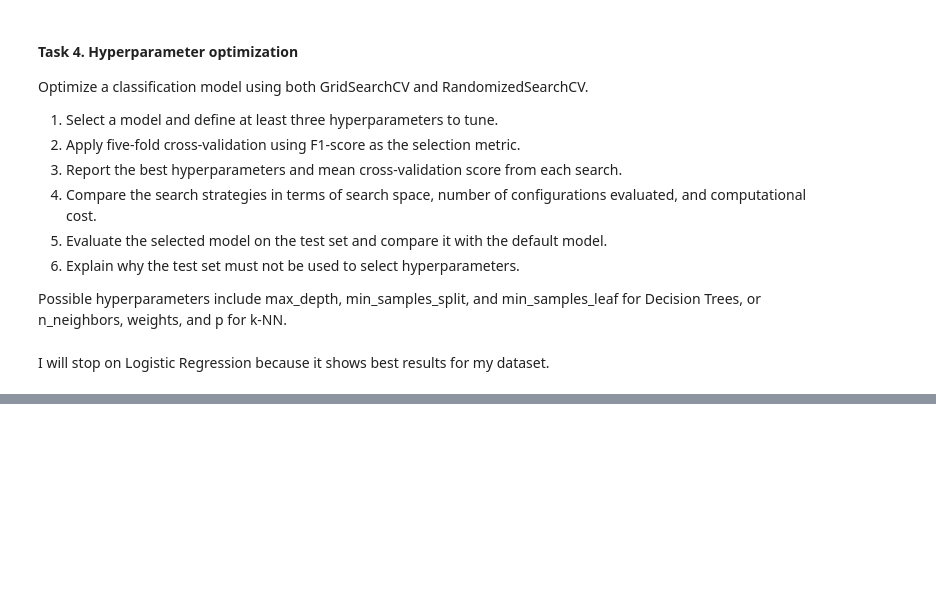
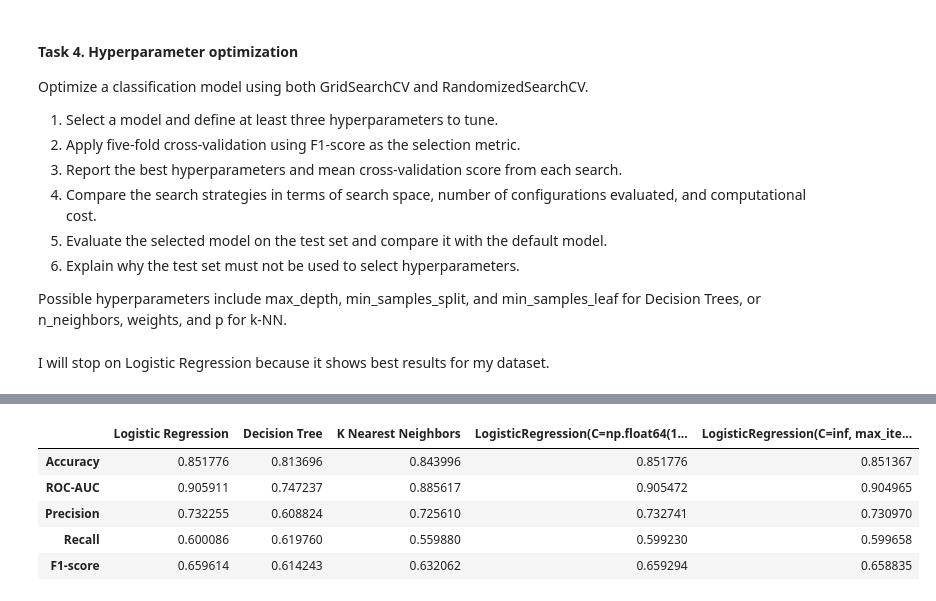
Before and after one commit to whaattisit/Data-Mining, a Jupyter notebook: practice 4/practice_4.ipynb, the cells around one changed output, grey strips where cells are left out. Cells and saved outputs as stored; diff of their text form; code cells hidden in the pictures; blank space fills up the shorter version.

```diff
--- a/practice 4/practice_4.ipynb
+++ b/practice 4/practice_4.ipynb
@@ -437,0 +438,2 @@ Fitting 5 folds for each of 280 candidates, totalling 1400 fits
+# %%
+pipeline_randomized.fit(X_train, y_train)
@@ -437,0 +464,2 @@ Fitting 5 folds for each of 280 candidates, totalling 1400 fits
+# %%
+pipeline_grid.fit(X_train, y_train)
@@ -438,10 +470,10 @@ Fitting 5 folds for each of 280 candidates, totalling 1400 fits
 # %%
+classifier = LogisticRegression(C=np.inf, max_iter=2500, solver='sag')
 
-
-for train_index, test_index in skf.split(X, y): # cross validation
-        X_train_fold, X_test_fold = X.iloc[train_index], X.iloc[test_index]
-        y_train_fold, y_test_fold = y.iloc[train_index], y.iloc[test_index]
-
-        pipeline.fit(X_train_fold, y_train_fold)
-        y_pred_fold = pipeline.predict(X_test_fold)
-        f1_stratified.append(f1_score(y_test_fold, y_pred_fold))
+pipeline = Pipeline(
+        steps=[
+            ('preprocessor', preprocessor),
+            ('classifier', classifier)
+        ]
+    )
+pipeline.fit(X_train, y_train)
@@ -447,0 +498,21 @@ for train_index, test_index in skf.split(X, y): # cross validation
+# %%
+y_pred = pipeline.predict(X_test)
+y_proba = pipeline.predict_proba(X_test)[:, 1]
+
+data = np.array(
+    [accuracy_score(y_test, y_pred),
+    roc_auc_score(y_test, y_proba),
+    precision_score(y_test, y_pred),
+    recall_score(y_test, y_pred),
+    f1_score(y_test, y_pred)]
+    )
+performance_table[classifier] = data
+
+display(performance_table)
+# %% [output]
+|  | Logistic Regression | Decision Tree | K Nearest Neighbors | LogisticRegression(C=np.float64(1... | LogisticRegression(C=inf, max_ite... |
+| Accuracy | 0.851776 | 0.813696 | 0.843996 | 0.851776 | 0.851367 |
+| ROC-AUC | 0.905911 | 0.747237 | 0.885617 | 0.905472 | 0.904965 |
+| Precision | 0.732255 | 0.608824 | 0.725610 | 0.732741 | 0.730970 |
+| Recall | 0.600086 | 0.619760 | 0.559880 | 0.599230 | 0.599658 |
+| F1-score | 0.659614 | 0.614243 | 0.632062 | 0.659294 | 0.658835 |
```
Also changed, not shown: parts of 11 cells of this notebook.
